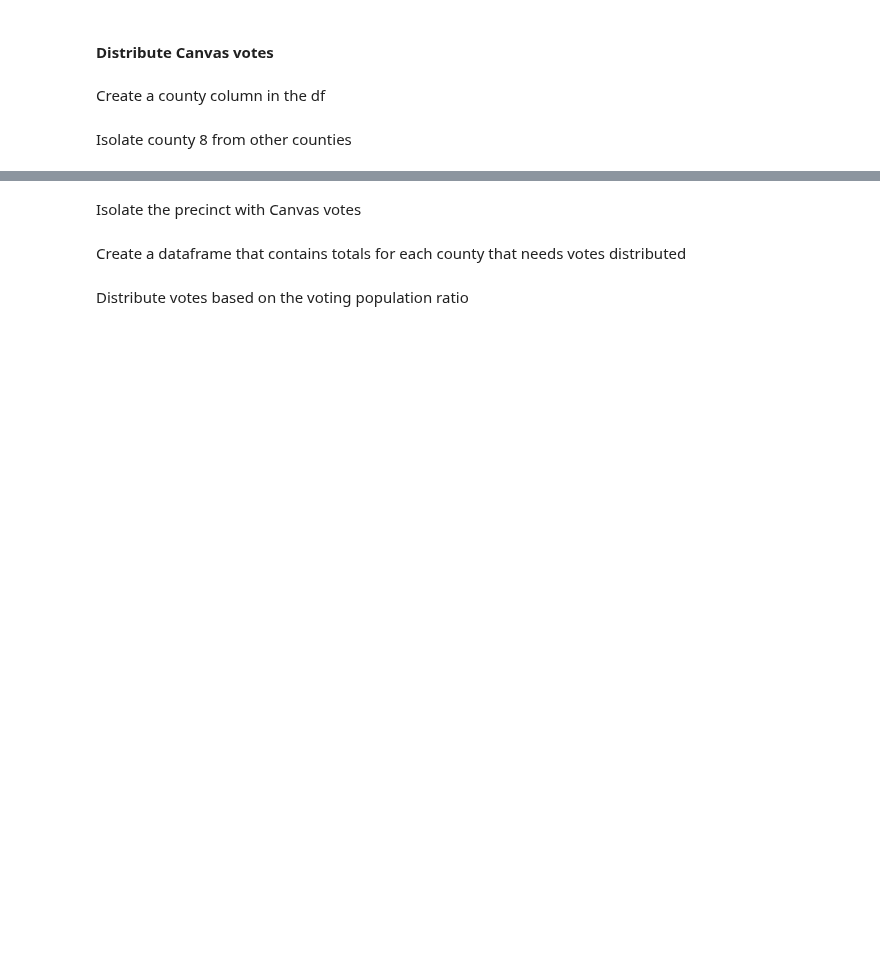
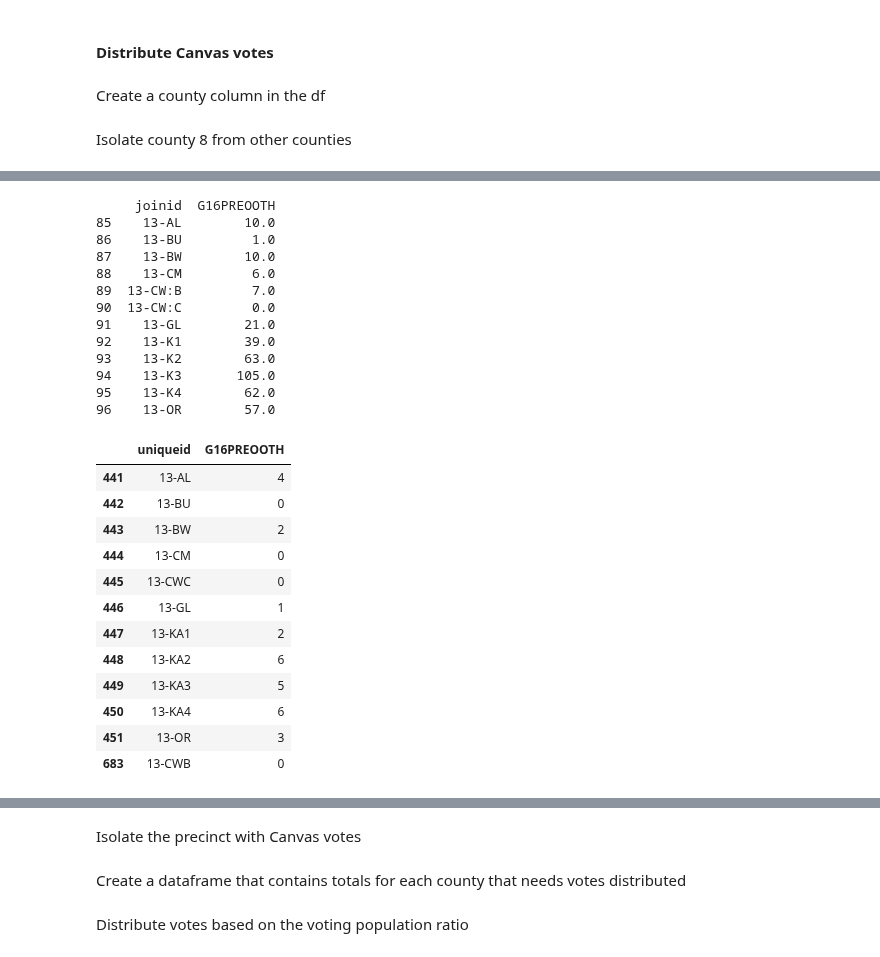
Before and after one commit to nonpartisan-redistricting-datahub/pdv-ut, a Jupyter notebook: vest-ut-2016/ut-vest-16-validation.ipynb, the cells around one changed output, grey strips where cells are left out. Drawn from its saved outputs; the diff is of its cells as text; code cells hidden in the pictures; blank space fills up the shorter version.

```diff
--- a/vest-ut-2016/ut-vest-16-validation.ipynb
+++ b/vest-ut-2016/ut-vest-16-validation.ipynb
@@ -235,17 +265,11 @@ cand_dict = {
     'Rocky Giordani/President': 'G16PREOOTH',
     'Darrell Castle/President': 'G16PREOOTH',
     'Monica Moorehead/President': 'G16PREOOTH',
-    'Write In/President': 'G16PREOOTH',
+
     'Fuente/President': 'G16PREOOTH',
     'Giordani/President': 'G16PREOOTH',
     'Stephen Park/President': 'G16PREOOTH',
-    'Mike Smith/President': 'G16PREOOTH',
-    'Laurence Kotlikoff/President': 'G16PREOOTH',
-    'Hoefling/President': 'G16PREOOTH',
     'Limbaugh/President': 'G16PREOOTH',
-    'Dustin Baird/President': 'G16PREOOTH',
-    'Andrew Basiago/President': 'G16PREOOTH',
-    'Emidio Soltyisk/President': 'G16PREOOTH',
     'Tony Valdivia/President': 'G16PREOOTH',
     'Fox/President': 'G16PREOOTH',
     'Sheila Samm Tittle/President': 'G16PREOOTH',
@@ -253,23 +277,30 @@ cand_dict = {
     'Marshall Schoenke/President': 'G16PREOOTH',
     'Janet Reid/President': 'G16PREOOTH',
     'Burton/President': 'G16PREOOTH',
-    'Write-In/President': 'G16PREOOTH',
     'Giordani,Rocky/President': 'G16PREOOTH',
     'Roque De La Fuente/President': 'G16PREOOTH',
     'Darrell L. Castle/President': 'G16PREOOTH',
     'Tony Valdiva/President': 'G16PREOOTH',
-    'Write-ins/President': 'G16PREOOTH',
     "'Rocky' De La Fuente/President": 'G16PREOOTH',
     'Giordani/Anderson/President': 'G16PREOOTH',
     'Independent American/President': 'G16PREOOTH',
     'Constitution/President': 'G16PREOOTH',
     'Stephen Paul Parks/President': 'G16PREOOTH',
-    'Tom Hoefling/President': 'G16PREOOTH',
-    'Emidio Soltysik/President': 'G16PREOOTH',
     'Jamin Burton/President': 'G16PREOOTH',
     'Robert Buchanan/President': 'G16PREOOTH',
     'Cherunda Fox/President': 'G16PREOOTH',
     'David Limbaugh/President': 'G16PREOOTH',
+    'Write-ins/President': None,
+    'Write-In/President': None,
+    'Write In/President': None,
+    'Laurence Kotlikoff/President': None,
+    'Andrew Basiago/President': None,
+    'Emidio Soltyisk/President': None,
+    'Tom Hoefling/President': None,
+    'Emidio Soltysik/President': None,
+    'Hoefling/President': None,
+    'Dustin Baird/President': None,
+    'Mike Smith/President': None,
 
     'Mike Lee/U.S. Senate': 'G16USSRLEE',
     'Republican/U.S. Senate': 'G16USSRLEE',
@@ -336,8 +367,8 @@ cand_dict = {
     'Jared Green/State Auditor': 'G16AUDAGRE',
     'Independent American/State Auditor': 'G16AUDAGRE',
 
-    # no Green race code was created for State Auditor
-    'Green/State Auditor': None,
+    # CHANGED
+    'Green/State Auditor': 'G16AUDAGRE',
 
 
 
@@ -418,3 +466,4 @@ county_to_num = {
 Use the dictionary to create a county num column
 # %%
 cand_office_df['CountyID'] = cand_office_df['county'].map(county_to_num).astype(int)
+race_df['CountyID'] = race_df['county'].map(county_to_num).astype(int)
@@ -422,3 +477,4 @@ cand_office_df['CountyID'] = cand_office_df['county'].map(county_to_num).astype(
 Create a unique column by combining county num and precinct name
 # %%
 cand_office_df['mergeid'] = cand_office_df['CountyID'].astype(str)+'-'+cand_office_df['precinct']
+race_df['mergeid'] = race_df['CountyID'].astype(str)+'-'+cand_office_df['precinct']
@@ -436,7 +498,8 @@ races = [
 # %% [markdown]
 #### Pivot the dataframe to match VEST
 # %%
-pivoted_df = pd.pivot_table(cand_office_df,values=["votes"],index=["mergeid"],columns=["CandidateID"],aggfunc='sum')
+pivoted_df = pd.pivot_table(race_df,values=["votes"],index=["mergeid"],columns=["CandidateID"],aggfunc='sum')
+#pivoted_df = pd.pivot_table(cand_office_df,values=["votes"],index=["mergeid"],columns=["CandidateID"],aggfunc='sum')
 pivoted_df=pivoted_df.fillna(0)
 pivoted_df.reset_index(drop=False,inplace=True)
 pivoted_df.columns = pivoted_df.columns.droplevel(0)
@@ -611,0 +731,30 @@ Isolate county 8 from other counties
+# %%
+print(pivoted_df[pivoted_df["county"]=="13"][["joinid","G16PREOOTH"]])
+ut_vest[ut_vest["CountyID"]=="13"][["uniqueid","G16PREOOTH"]]
+# %% [output]
+     joinid  G16PREOOTH
+85    13-AL        10.0
+86    13-BU         1.0
+87    13-BW        10.0
+88    13-CM         6.0
+89  13-CW:B         7.0
+90  13-CW:C         0.0
+91    13-GL        21.0
+92    13-K1        39.0
+93    13-K2        63.0
+94    13-K3       105.0
+95    13-K4        62.0
+96    13-OR        57.0
+|  | uniqueid | G16PREOOTH |
+| 441 | 13-AL | 4 |
+| 442 | 13-BU | 0 |
+| 443 | 13-BW | 2 |
+| 444 | 13-CM | 0 |
+| 445 | 13-CWC | 0 |
+| 446 | 13-GL | 1 |
+| 447 | 13-KA1 | 2 |
+| 448 | 13-KA2 | 6 |
+| 449 | 13-KA3 | 5 |
+| 450 | 13-KA4 | 6 |
+| 451 | 13-OR | 3 |
+| 683 | 13-CWB | 0 |
```
Also changed, not shown: parts of 63 cells of this notebook.
